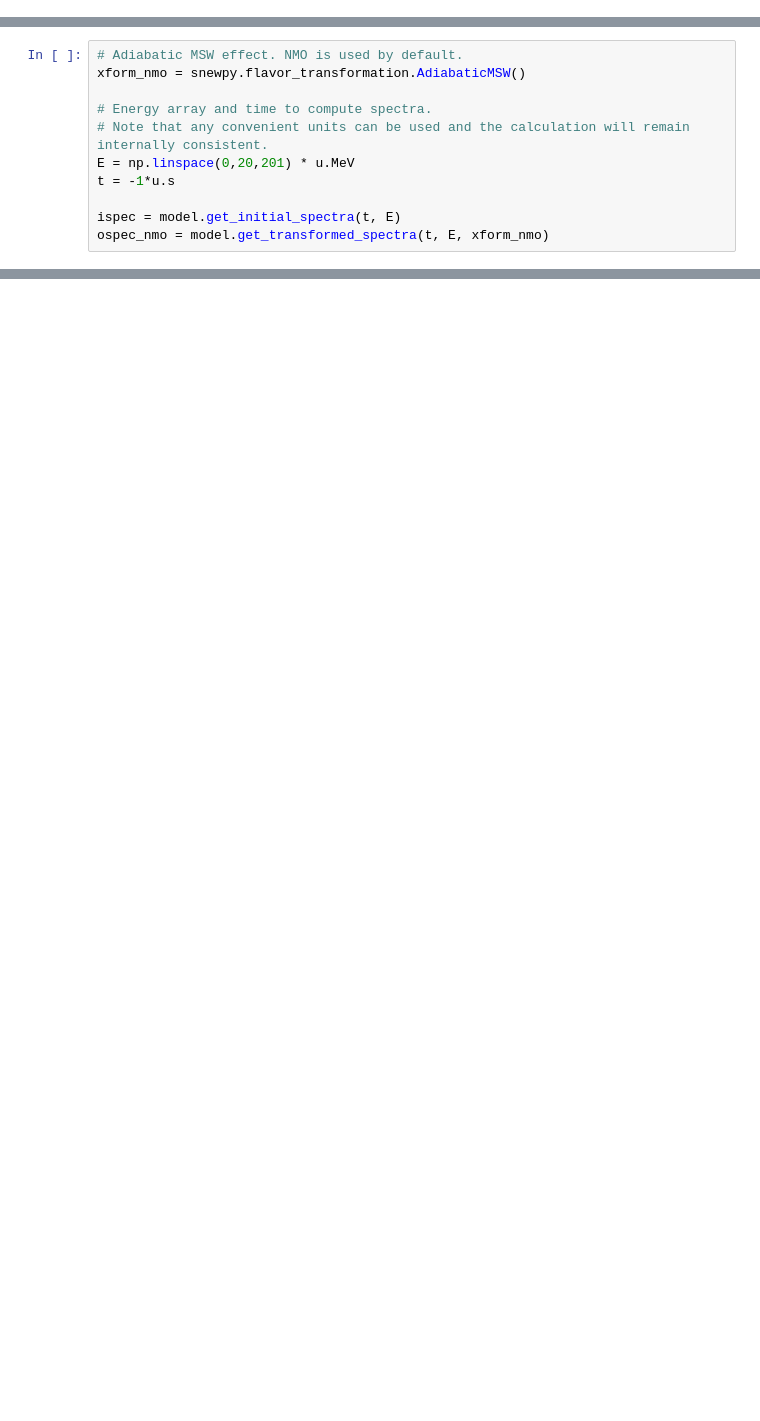
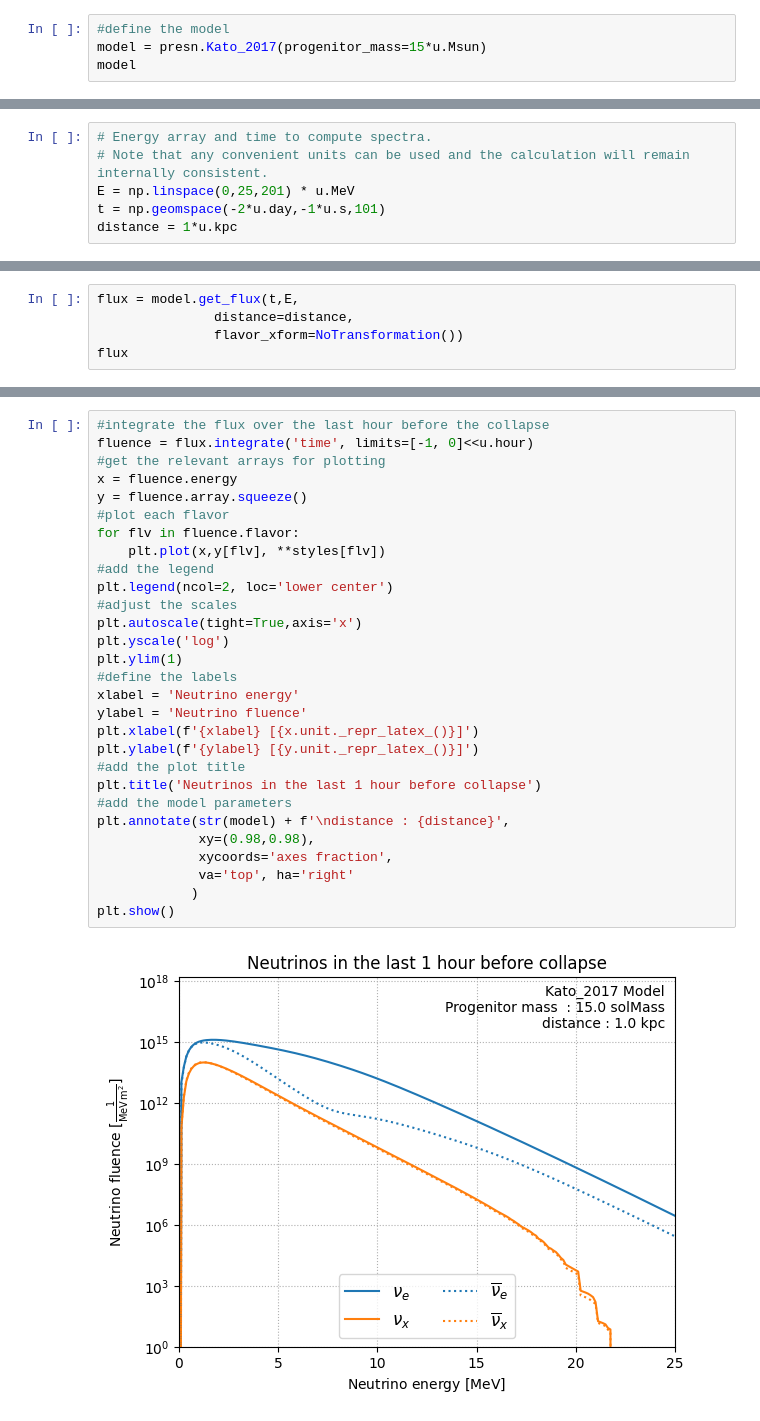
Before and after one commit to SNEWS2/snewpy-models-presn, a Jupyter notebook: models/Kato_2017/Kato.ipynb, the cells around one changed output, grey strips where cells are left out. Cells and saved outputs as stored; diff of their text form; blank space fills up the shorter version.

```diff
--- a/models/Kato_2017/Kato.ipynb
+++ b/models/Kato_2017/Kato.ipynb
@@ -54,0 +23,4 @@ plt.show()
+# %%
+#define the model
+model = presn.Kato_2017(progenitor_mass=15*u.Msun)
+model
@@ -55,11 +33,6 @@ plt.show()
 # %%
-# Adiabatic MSW effect. NMO is used by default.
-xform_nmo = snewpy.flavor_transformation.AdiabaticMSW()
-
 # Energy array and time to compute spectra.
 # Note that any convenient units can be used and the calculation will remain internally consistent.
-E = np.linspace(0,20,201) * u.MeV
-t = -1*u.s
-
-ispec = model.get_initial_spectra(t, E)
-ospec_nmo = model.get_transformed_spectra(t, E, xform_nmo)
+E = np.linspace(0,25,201) * u.MeV
+t = np.geomspace(-2*u.day,-1*u.s,101)
+distance = 1*u.kpc
@@ -80,0 +39,5 @@ plt.show()
+# %%
+flux = model.get_flux(t,E,
+               distance=distance,
+               flavor_xform=NoTransformation())
+flux
@@ -80,0 +52,31 @@ plt.show()
+# %%
+#integrate the flux over the last hour before the collapse
+fluence = flux.integrate('time', limits=[-1, 0]<<u.hour)
+#get the relevant arrays for plotting
+x = fluence.energy
+y = fluence.array.squeeze()
+#plot each flavor
+for flv in fluence.flavor:
+    plt.plot(x,y[flv], **styles[flv])
+#add the legend
+plt.legend(ncol=2, loc='lower center')
+#adjust the scales
+plt.autoscale(tight=True,axis='x')
+plt.yscale('log')
+plt.ylim(1)
+#define the labels
+xlabel = 'Neutrino energy'
+ylabel = 'Neutrino fluence'
+plt.xlabel(f'{xlabel} [{x.unit._repr_latex_()}]')
+plt.ylabel(f'{ylabel} [{y.unit._repr_latex_()}]')
+#add the plot title
+plt.title('Neutrinos in the last 1 hour before collapse')
+#add the model parameters
+plt.annotate(str(model) + f'\ndistance : {distance}',
+             xy=(0.98,0.98),
+             xycoords='axes fraction',
+             va='top', ha='right'
+            )
+plt.show()
+# %% [output]
+[figure, added]
```
Also changed, not shown: parts of 16 cells of this notebook, 1 other file.
